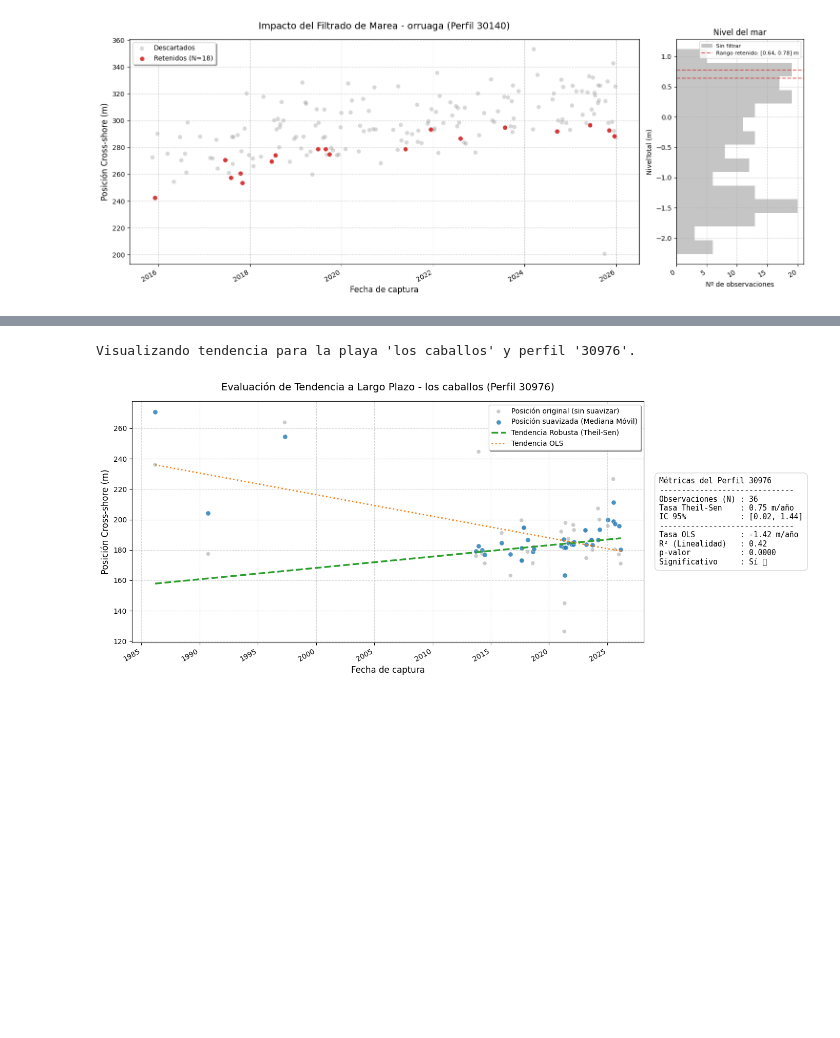
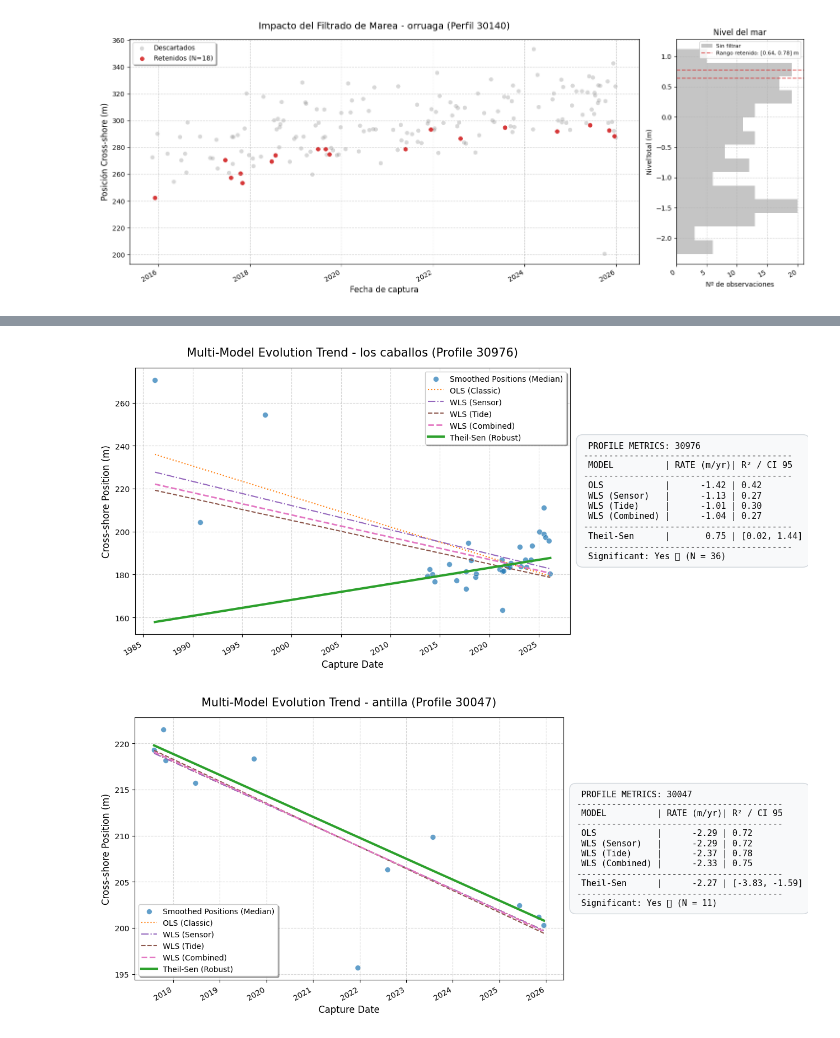
Before and after one commit to AlbertGallegoJimenez/macrotidal_coastal_rates, a Jupyter notebook: nb_test_tasas.ipynb, the cells around one changed output, grey strips where cells are left out. Saved outputs shown, nothing was run; the diff lists cells and outputs as text; code cells hidden in the pictures; blank space fills up the shorter version.

```diff
--- a/nb_test_tasas.ipynb
+++ b/nb_test_tasas.ipynb
@@ -463,9 +465,16 @@ Visualizando tendencia para la playa 'la cueva' y perfil '32048'.
 # %%
-visualizar_tendencia_perfil(
-    df_suavizado=smoothed_data,
-    df_tasas=tasas_resultados,
+plot_multimodel_profile(
+    df_smoothed=smoothed_data,
+    df_rates=tasas_resultados,
     profile_id=30976
 )
 # %% [output]
-Visualizando tendencia para la playa 'los caballos' y perfil '30976'.
-[figure, old version]
+[figure, new version]
+# %%
+plot_multimodel_profile(
+    df_smoothed=smoothed_data,
+    df_rates=tasas_resultados,
+    profile_id=30047
+)
+# %% [output]
+[figure, added]
```
Also changed, not shown: parts of 8 cells of this notebook.
